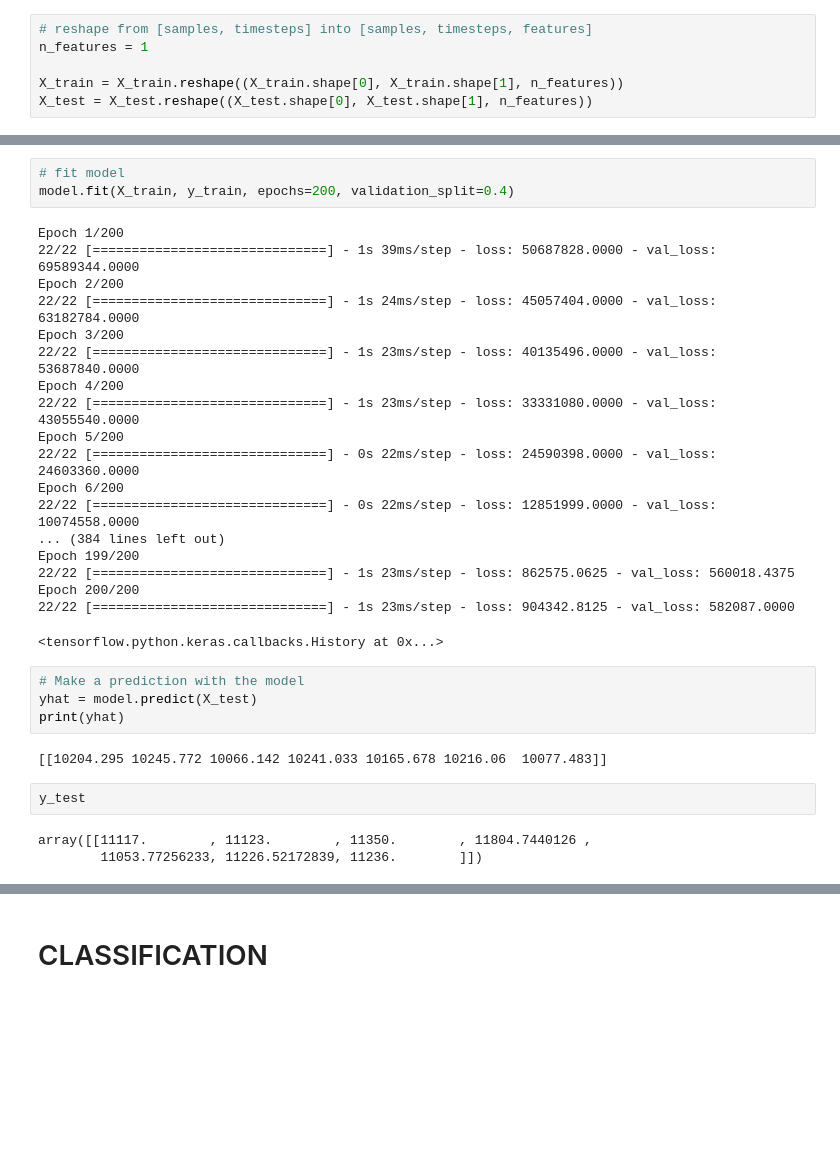
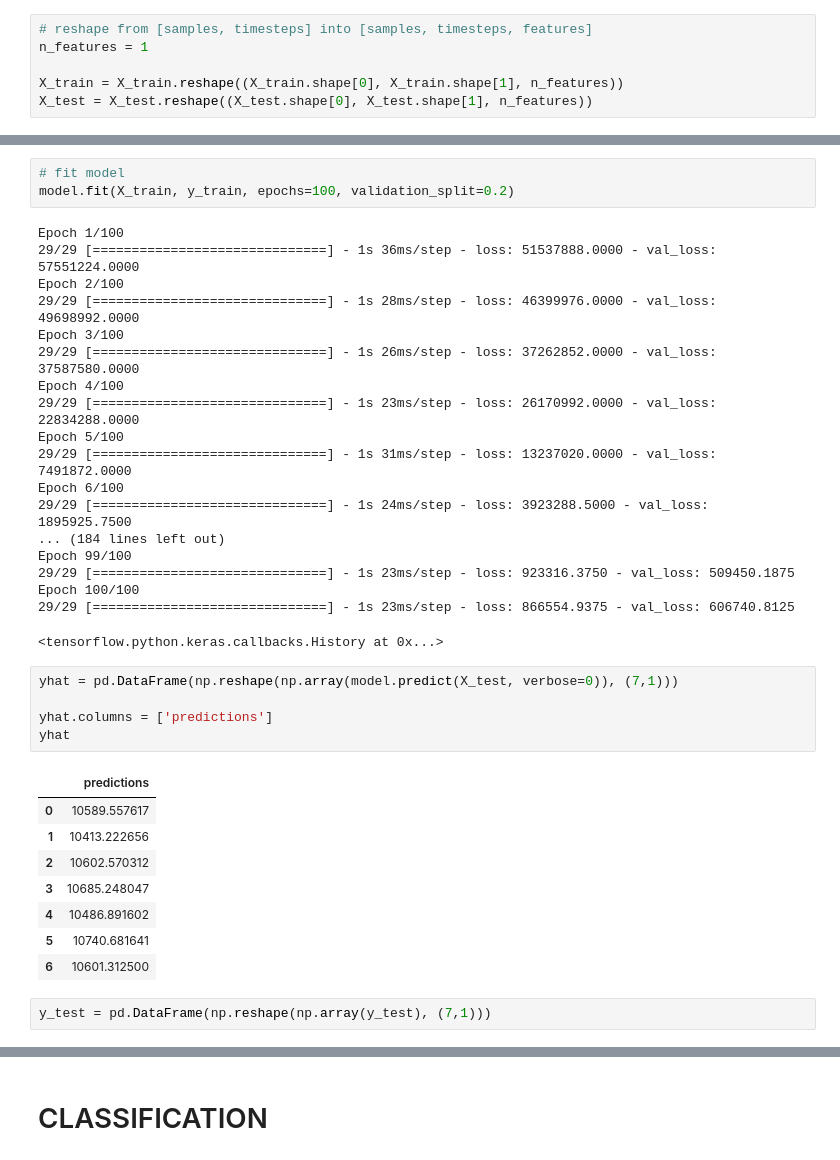
Before and after one commit to DonaldTurton/iLab2, a Jupyter notebook: Mdoelling_1.ipynb, the cells around one changed output, grey strips where cells are left out. Cells and saved outputs as stored; diff of their text form; blank space fills up the shorter version.

```diff
--- a/Mdoelling_1.ipynb
+++ b/Mdoelling_1.ipynb
@@ -1218,33 +1218,38 @@ WARNING:tensorflow:Layer lstm_9 will not use cuDNN kernel since it doesn't meet
 # %%
 # fit model
-model.fit(X_train, y_train, epochs=200, validation_split=0.4)
+model.fit(X_train, y_train, epochs=100, validation_split=0.2)
 # %% [output]
-Epoch 1/200
-22/22 [==============================] - 1s 39ms/step - loss: 50687828.0000 - val_loss: 69589344.0000
-Epoch 2/200
-22/22 [==============================] - 1s 24ms/step - loss: 45057404.0000 - val_loss: 63182784.0000
-Epoch 3/200
-22/22 [==============================] - 1s 23ms/step - loss: 40135496.0000 - val_loss: 53687840.0000
-Epoch 4/200
-22/22 [==============================] - 1s 23ms/step - loss: 33331080.0000 - val_loss: 43055540.0000
-Epoch 5/200
-22/22 [==============================] - 0s 22ms/step - loss: 24590398.0000 - val_loss: 24603360.0000
-Epoch 6/200
-22/22 [==============================] - 0s 22ms/step - loss: 12851999.0000 - val_loss: 10074558.0000
-... (384 lines left out)
-Epoch 199/200
-22/22 [==============================] - 1s 23ms/step - loss: 862575.0625 - val_loss: 560018.4375
-Epoch 200/200
-22/22 [==============================] - 1s 23ms/step - loss: 904342.8125 - val_loss: 582087.0000
+Epoch 1/100
+29/29 [==============================] - 1s 36ms/step - loss: 51537888.0000 - val_loss: 57551224.0000
+Epoch 2/100
+29/29 [==============================] - 1s 28ms/step - loss: 46399976.0000 - val_loss: 49698992.0000
+Epoch 3/100
+29/29 [==============================] - 1s 26ms/step - loss: 37262852.0000 - val_loss: 37587580.0000
+Epoch 4/100
+29/29 [==============================] - 1s 23ms/step - loss: 26170992.0000 - val_loss: 22834288.0000
+Epoch 5/100
+29/29 [==============================] - 1s 31ms/step - loss: 13237020.0000 - val_loss: 7491872.0000
+Epoch 6/100
+29/29 [==============================] - 1s 24ms/step - loss: 3923288.5000 - val_loss: 1895925.7500
+... (184 lines left out)
+Epoch 99/100
+29/29 [==============================] - 1s 23ms/step - loss: 923316.3750 - val_loss: 509450.1875
+Epoch 100/100
+29/29 [==============================] - 1s 23ms/step - loss: 866554.9375 - val_loss: 606740.8125
 <tensorflow.python.keras.callbacks.History at 0x...>
-# %%
-# Make a prediction with the model
-yhat = model.predict(X_test)
-print(yhat)
-# %% [output]
-[[10204.295 10245.772 10066.142 10241.033 10165.678 10216.06  10077.483]]
-# %%
-y_test
-# %% [output]
-array([[11117.        , 11123.        , 11350.        , 11804.7440126 ,
-        11053.77256233, 11226.52172839, 11236.        ]])
+# %%
+yhat = pd.DataFrame(np.reshape(np.array(model.predict(X_test, verbose=0)), (7,1)))
+
+yhat.columns = ['predictions']
+yhat
+# %% [output]
+|  | predictions |
+| 0 | 10589.557617 |
+| 1 | 10413.222656 |
+| 2 | 10602.570312 |
+| 3 | 10685.248047 |
+| 4 | 10486.891602 |
+| 5 | 10740.681641 |
+| 6 | 10601.312500 |
+# %%
+y_test = pd.DataFrame(np.reshape(np.array(y_test), (7,1)))
```
Also changed, not shown: parts of 5 cells of this notebook.
